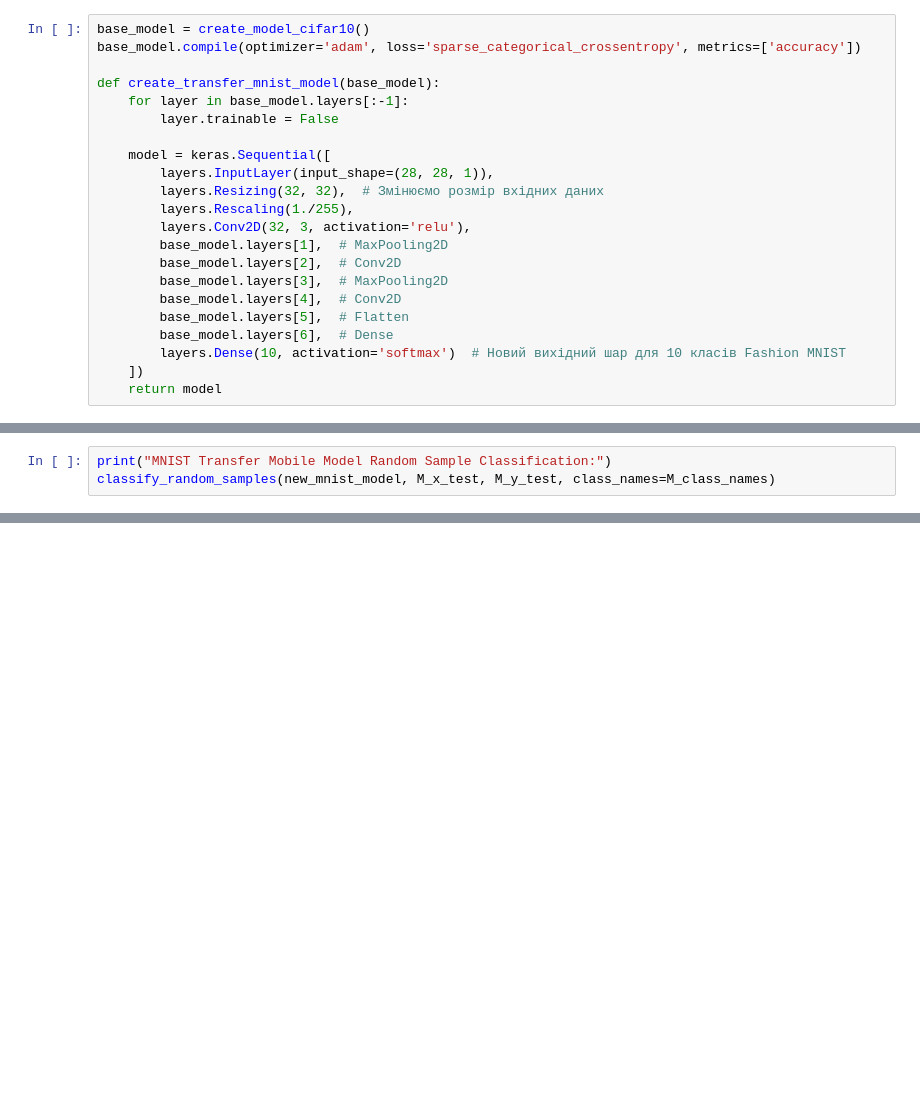
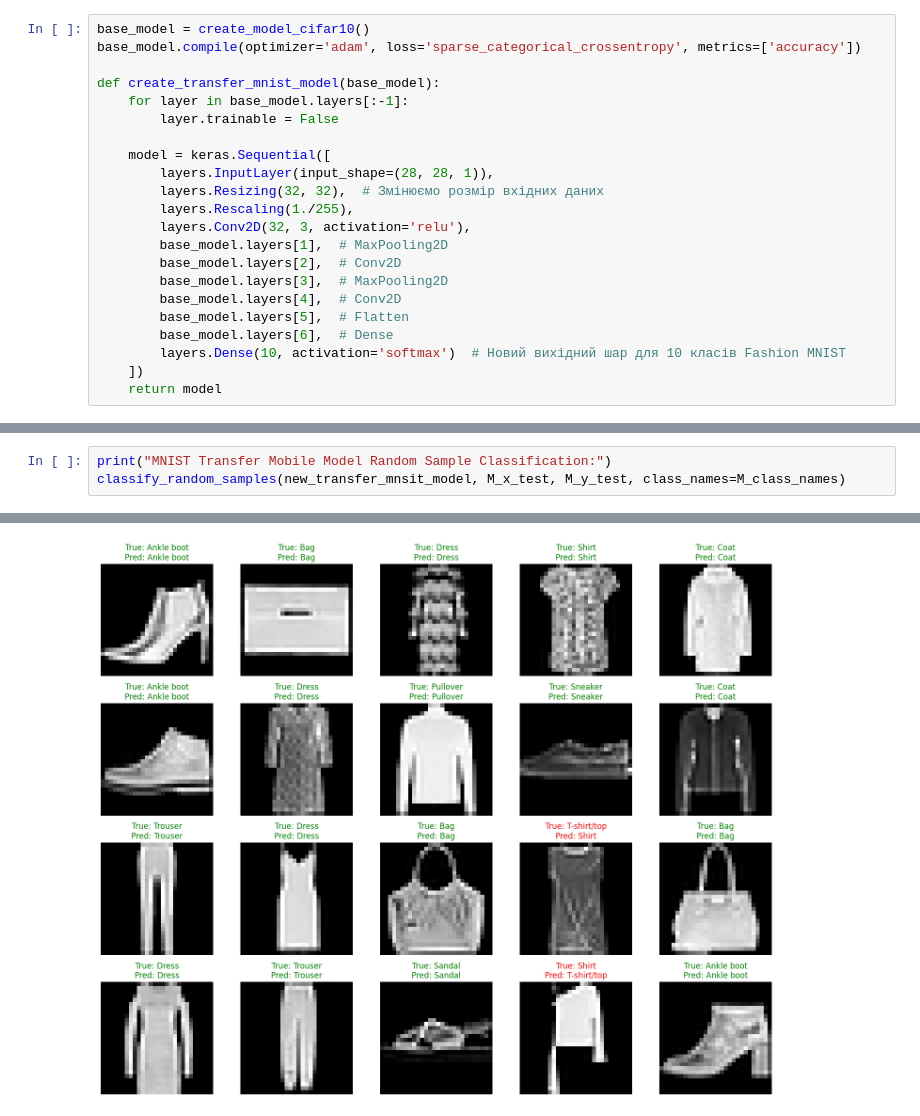
Before and after one commit to olesuv/homeworks-labs, a Jupyter notebook: deep-learning-tools/lab-4/lab-4.ipynb, the cells around one changed output, grey strips where cells are left out. Saved outputs shown, nothing was run; the diff lists cells and outputs as text; blank space fills up the shorter version.

```diff
--- a/deep-learning-tools/lab-4/lab-4.ipynb
+++ b/deep-learning-tools/lab-4/lab-4.ipynb
@@ -344,3 +371,4 @@ print_classification_report(new_mnist_model, M_x_test, M_y_test)
 # %%
 print("MNIST Transfer Mobile Model Random Sample Classification:")
-classify_random_samples(new_mnist_model, M_x_test, M_y_test, class_names=M_class_names)
+classify_random_samples(new_transfer_mnsit_model, M_x_test, M_y_test, class_names=M_class_names)
+# %% [output]
@@ -346,0 +377 @@ classify_random_samples(new_mnist_model, M_x_test, M_y_test, class_names=M_class
+[figure, added]
```
Also changed, not shown: parts of 17 cells of this notebook.
